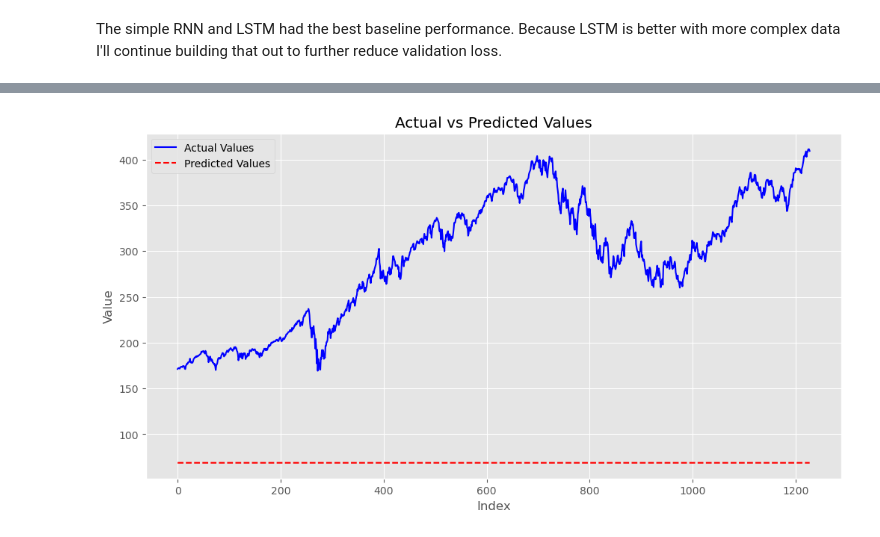
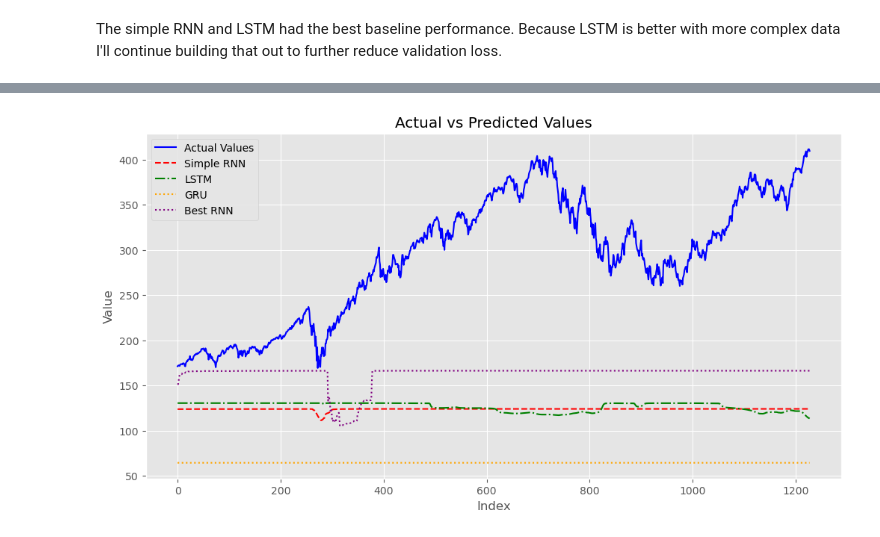
Before and after one commit to elijahlopez94/stock_market_prediction_with_rnn, a Jupyter notebook: machine_learning.ipynb, the cells around one changed output, grey strips where cells are left out. Saved outputs shown, nothing was run; the diff lists cells and outputs as text; code cells hidden in the pictures.

Commit message:
Added LSTM with additional layers and tuning

```diff
--- a/machine_learning.ipynb
+++ b/machine_learning.ipynb
@@ -261,0 +316,5 @@ X_train_scaled.shape
+# %%
+mm_scaler = MinMaxScaler()
+
+X_train_scaled = mm_scaler.fit_transform(X_train)
+X_test_scaled = mm_scaler.transform(X_test)
@@ -456,20 +517,17 @@ The simple RNN and LSTM had the best baseline performance. Because LSTM is bette
 best_rnn = Sequential()
 
 # Layer 1
-best_rnn.add(LSTM(units=128,
+best_rnn.add(LSTM(units=32,
                   input_shape=(X_train_rnn.shape[1], X_train_rnn.shape[2]),
-                  return_sequences=True))
-best_rnn.add(Dropout(0.20))
+                  return_sequences=True,
+                  kernel_regularizer=l2(0.01)))
+best_rnn.add(Dropout(0.40))
 
 # Layer 2
-best_rnn.add(LSTM(units=128,
-                  return_sequences=True))
-best_rnn.add(Dropout(0.20))
-
-# Layer 3
-best_rnn.add(LSTM(units=128,
-                  return_sequences=False))
-best_rnn.add(Dropout(0.20))
+best_rnn.add(LSTM(units=32,
+                  return_sequences=False,
+                  kernel_regularizer=l2(0.01)))
+best_rnn.add(Dropout(0.40))
 
 # Output Layer
 best_rnn.add(Dense(1))
@@ -493,7 +553,9 @@ Trainable params: 332,417
 Non-trainable params: 0
 _________________________________________________________________
 # %%
-best_rnn.compile(optimizer='adam', loss='mean_squared_error')
+optimizer = SGD(learning_rate=0.001, momentum=0.9)
+
+best_rnn.compile(optimizer=optimizer, loss='mean_squared_error')
 best_rnn_history = best_rnn.fit(X_train_rnn, y_train_rnn,
                       epochs=30, batch_size=32,
                       validation_data=(X_test_rnn, y_test_rnn),
@@ -518,11 +585,20 @@ plot_loss(best_rnn_history)
 # %%
-# Get predictions from the model
+# Get predictions for each model
+simple_rnn_pred = simple_rnn.predict(X_test_rnn)
+lstm_pred = lstm.predict(X_test_rnn)
+gru_pred = gru.predict(X_test_rnn)
 best_rnn_pred = best_rnn.predict(X_test_rnn)
 
 # Plot actual vs predicted values
 plt.figure(figsize=(12,6))
-plt.plot(y_test_rnn, label="Actual Values", color='blue')
-plt.plot(best_rnn_pred, label="Predicted Values", color='red', linestyle='--')
+plt.plot(y_test_rnn, label='Actual Values', color='blue')
+
+plt.plot(simple_rnn_pred, label='Simple RNN', color='red', linestyle='--')
+plt.plot(lstm_pred, label='LSTM', color='green', linestyle='-.')
+plt.plot(gru_pred, label='GRU', color='orange', linestyle=':')
+plt.plot(best_rnn_pred, label='Best RNN', color='purple', linestyle='dotted')
+
+
 plt.title('Actual vs Predicted Values')
 plt.xlabel('Index')
 plt.ylabel('Value')
@@ -533 +612 @@ plt.show()
-[figure, old version]
+[figure, new version]
```
Also changed, not shown: parts of 21 cells of this notebook.
